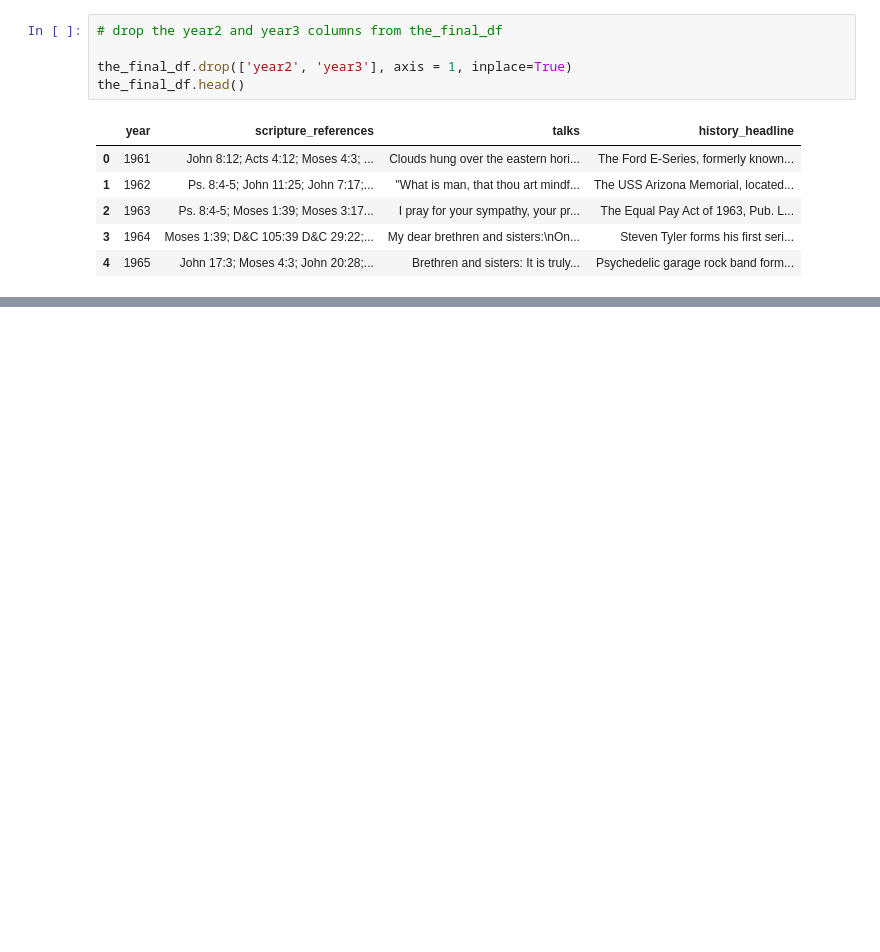
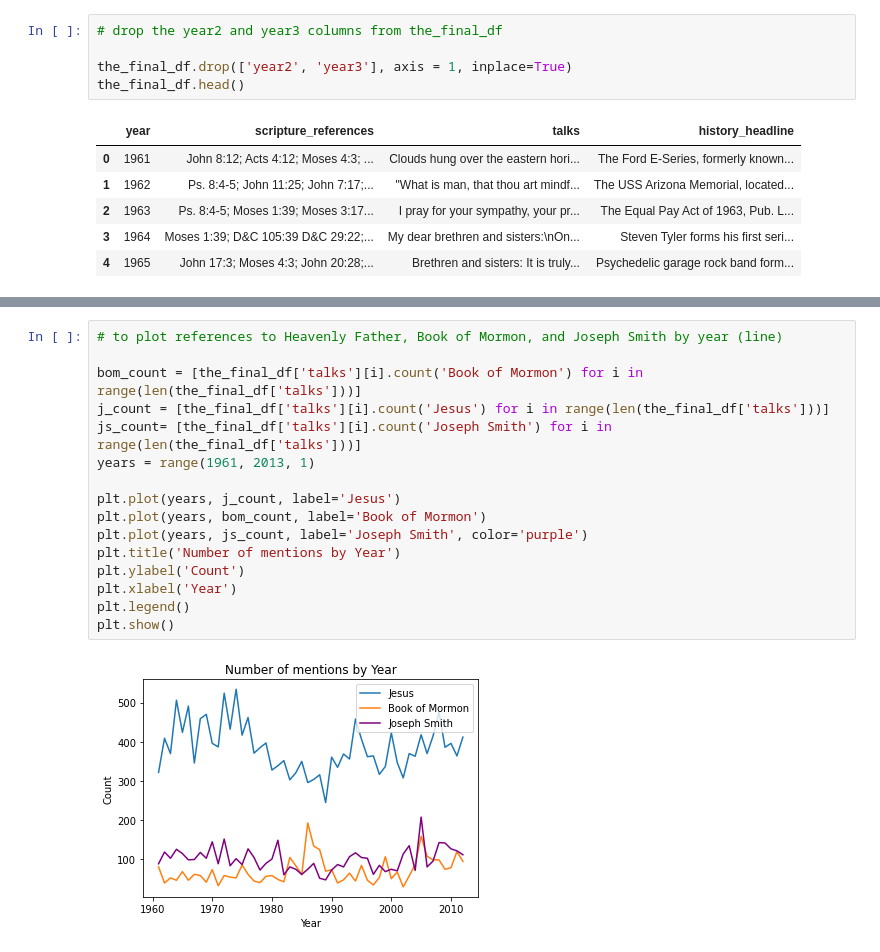
Before and after one commit to ramsey-king/DSC-540-Data-Preparation, a Jupyter notebook: Final-Project/Term Project Milestone 5.ipynb, the cells around one changed output, grey strips where cells are left out. Drawn from its saved outputs; the diff is of its cells as text; blank space fills up the shorter version.

```diff
--- a/Final-Project/Term Project Milestone 5.ipynb
+++ b/Final-Project/Term Project Milestone 5.ipynb
@@ -112,0 +152,18 @@ the_final_df.head()
+# %%
+# to plot references to Heavenly Father, Book of Mormon, and Joseph Smith by year (line)
+
+bom_count = [the_final_df['talks'][i].count('Book of Mormon') for i in range(len(the_final_df['talks']))]
+j_count = [the_final_df['talks'][i].count('Jesus') for i in range(len(the_final_df['talks']))]
+js_count= [the_final_df['talks'][i].count('Joseph Smith') for i in range(len(the_final_df['talks']))]
+years = range(1961, 2013, 1)
+
+plt.plot(years, j_count, label='Jesus')
+plt.plot(years, bom_count, label='Book of Mormon')
+plt.plot(years, js_count, label='Joseph Smith', color='purple')
+plt.title('Number of mentions by Year')
+plt.ylabel('Count')
+plt.xlabel('Year')
+plt.legend()
+plt.show()
+# %% [output]
+[figure, added]
```
Also changed, not shown: parts of 6 cells of this notebook, 3 other files.
